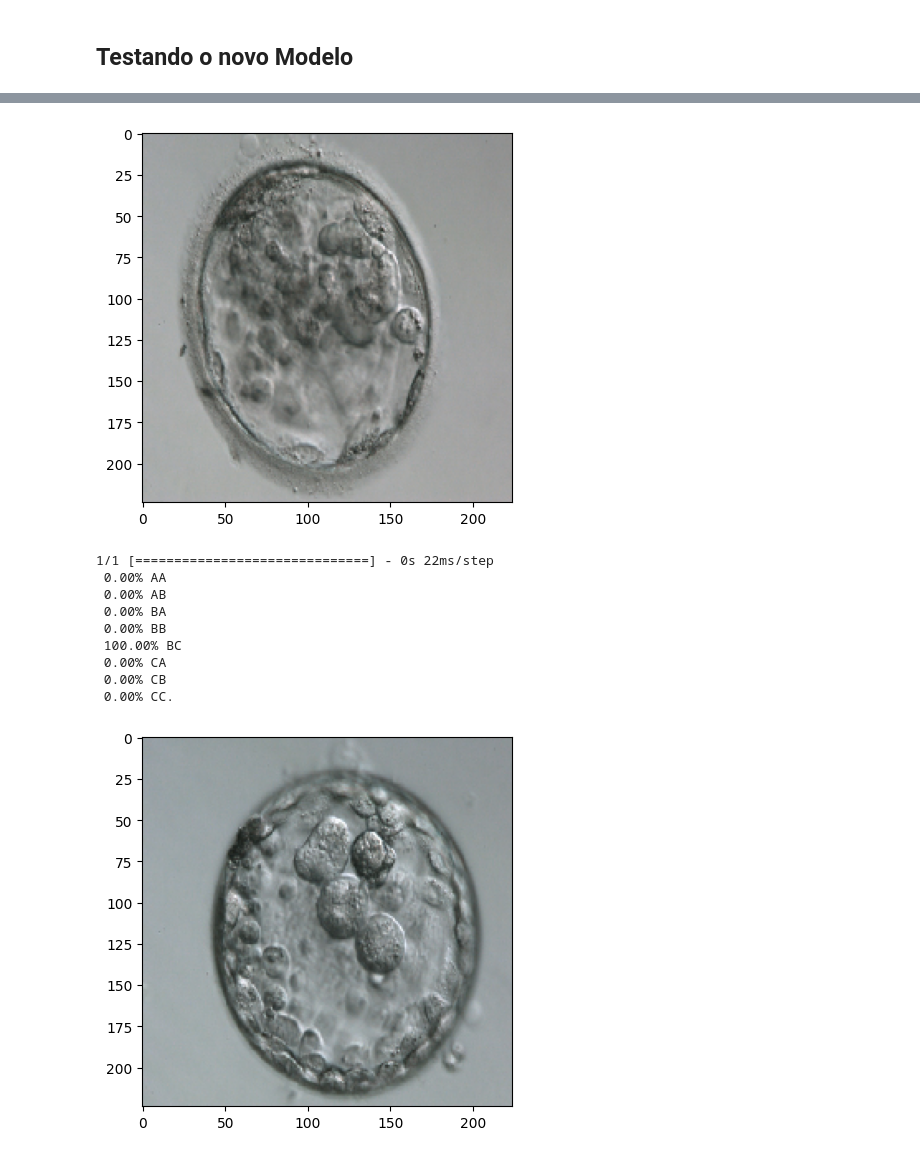
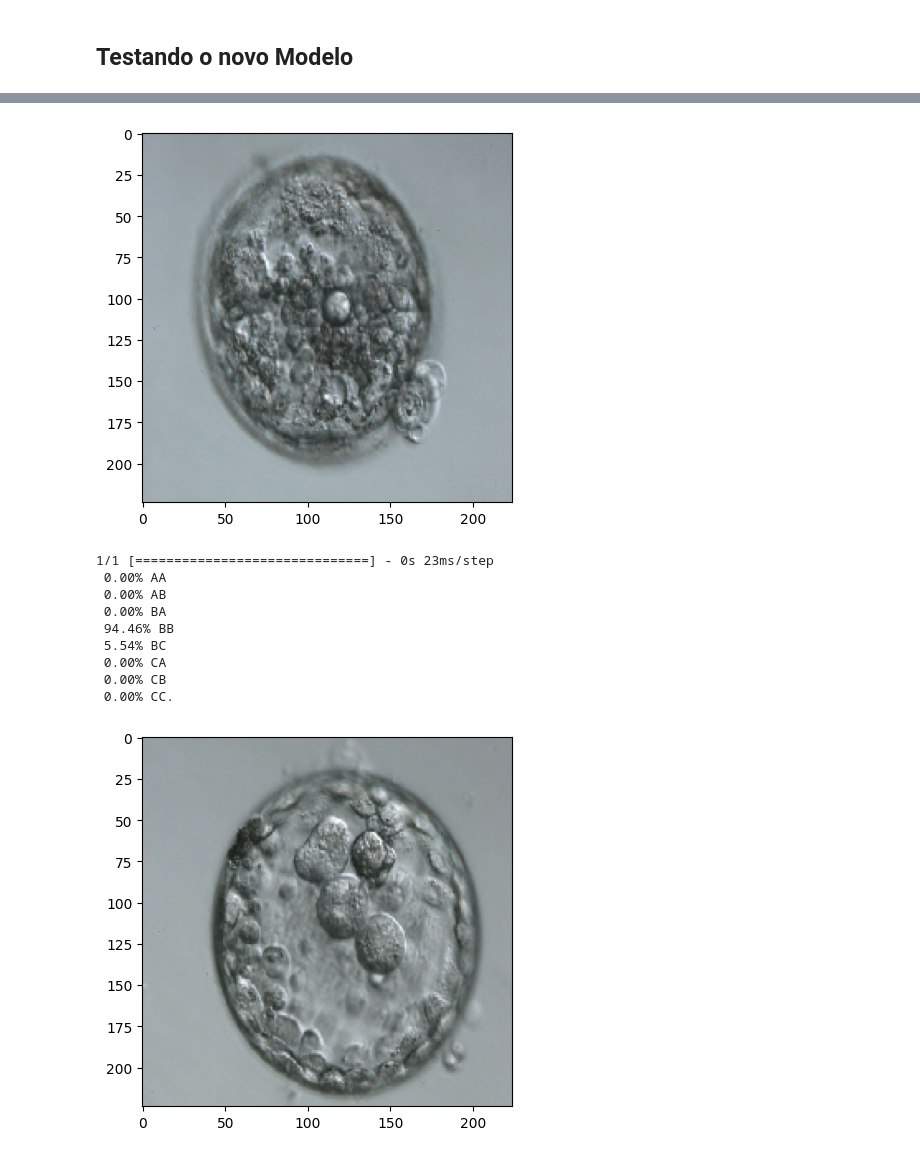
Before and after one commit to phps-28/Data-Science-PGEBM, a Jupyter notebook: Mestrado/Projeto/Teste_2_Classificação_de_Imagens_de_Embriões_ResNet50.ipynb, the cells around one changed output, grey strips where cells are left out. Cells and saved outputs as stored; diff of their text form; code cells hidden in the pictures.

```diff
--- a/Mestrado/Projeto/Teste_2_Classificação_de_Imagens_de_Embriões_ResNet50.ipynb
+++ b/Mestrado/Projeto/Teste_2_Classificação_de_Imagens_de_Embriões_ResNet50.ipynb
@@ -414,10 +416,10 @@ print(f" {100 * score_AA:.2f}% AA\n {100 * score_AB:.2f}% AB\n {100 * score_BA:.
  0.00% CC.
 # %%
-# Embrião 3BC 3.300.PNG
-image_test_5 = tf.keras.preprocessing.image.load_img(r'/content/3BC 3.300.PNG', target_size=(224,224))
+# Embrião 4BC 2 400.PNG
+image_test_5 = tf.keras.preprocessing.image.load_img(r'/content/4BC 2 400.PNG', target_size=(224,224))
 plt.imshow(image_test_5);
 # %% [output]
-[figure, old version]
+[figure, new version]
 # %%
 image_test_5 = tf.keras.preprocessing.image.img_to_array(image_test_5)
 image_test_5 = np.expand_dims(image_test_5, axis = 0)
@@ -436,12 +438,12 @@ score_CC = float(predictions5[0][7])
 
 print(f" {100 * score_AA:.2f}% AA\n {100 * score_AB:.2f}% AB\n {100 * score_BA:.2f}% BA\n {100 * score_BB:.2f}% BB\n {100 * score_BC:.2f}% BC\n {100 * score_CA:.2f}% CA\n {100 * score_CB:.2f}% CB\n {100 * score_CC:.2f}% CC.")
 # %% [output]
-1/1 [==============================] - 0s 22ms/step
+1/1 [==============================] - 0s 23ms/step
  0.00% AA
  0.00% AB
  0.00% BA
- 0.00% BB
- 100.00% BC
+ 94.46% BB
+ 5.54% BC
  0.00% CA
  0.00% CB
  0.00% CC.
```
Also changed, not shown: parts of 15 cells of this notebook.
